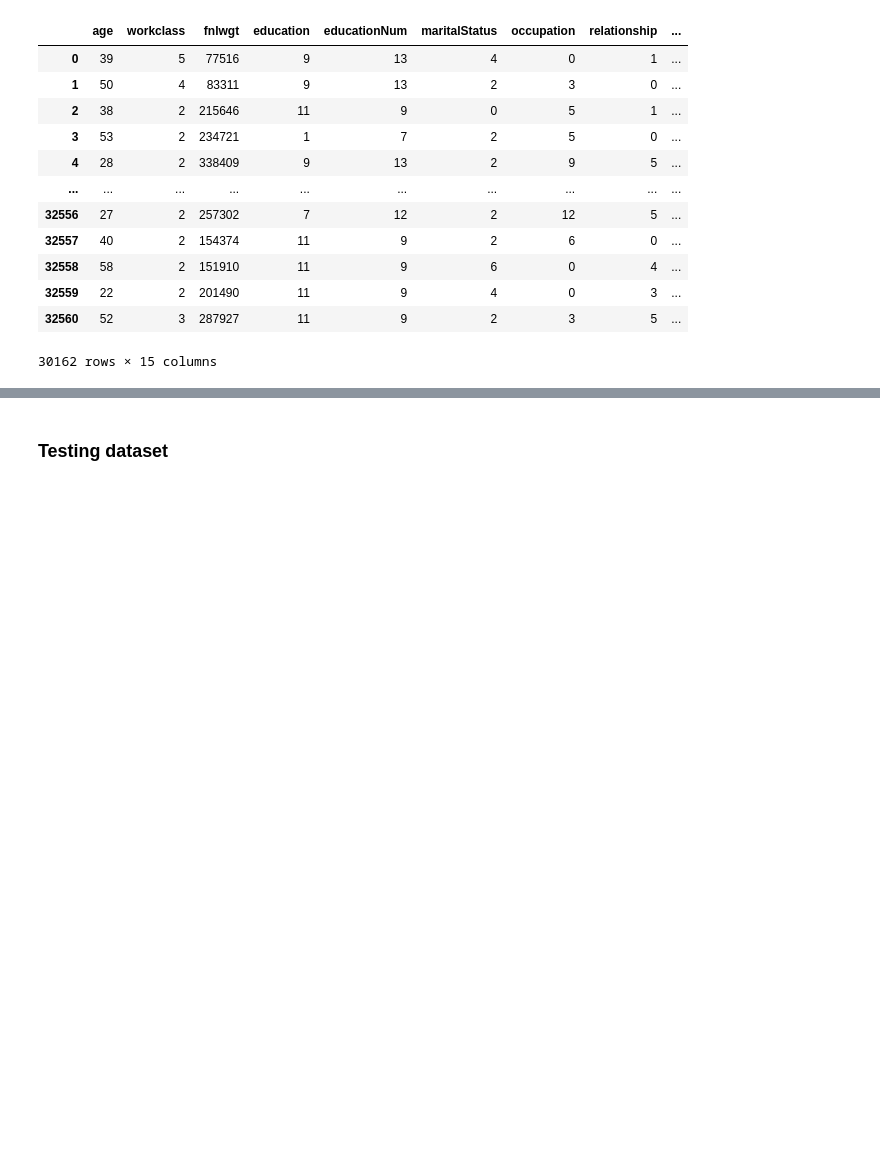
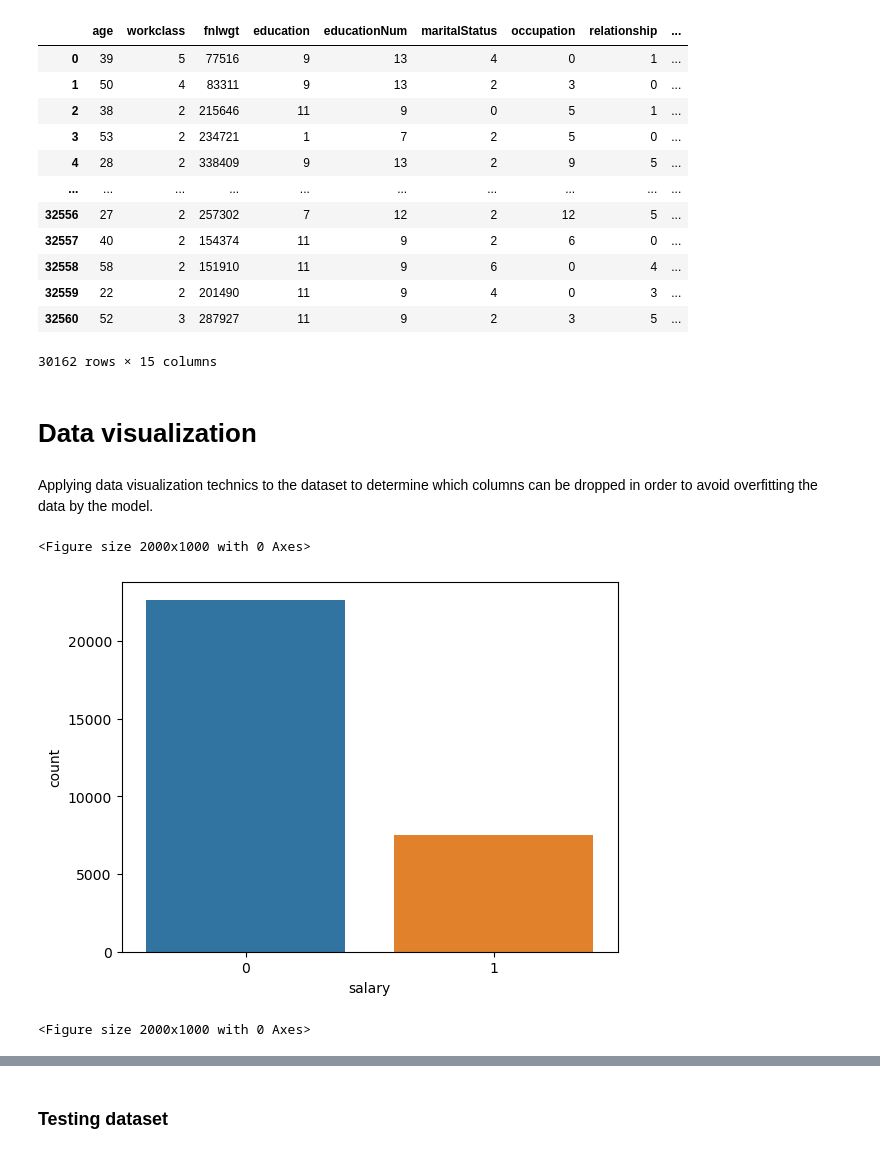
Before and after one commit to danylolviv/AdultDataset, a Jupyter notebook: Exam - Fina.ipynb, the cells around one changed output, grey strips where cells are left out. Saved outputs shown, nothing was run; the diff lists cells and outputs as text; code cells hidden in the pictures; blank space fills up the shorter version.

```diff
--- a/Exam - Fina.ipynb
+++ b/Exam - Fina.ipynb
@@ -212,3 +209,14 @@ training_df
 | 32559 | 22 | 2 | 201490 | 11 | 9 | 4 | 0 | 3 | ... |
 | 32560 | 52 | 3 | 287927 | 11 | 9 | 2 | 3 | 5 | ... |
 30162 rows × 15 columns
+# %% [markdown]
+# Data visualization
+# %% [markdown]
+Applying data visualization technics to the dataset to determine which columns can be dropped in order to avoid overfitting the data by the model.
+# %%
+sns.countplot(x="salary", data=training_df)
+plt.figure(figsize=(20,10))
+# %% [output]
+<Figure size 2000x1000 with 0 Axes>
+[figure, added]
+<Figure size 2000x1000 with 0 Axes>
```
Also changed, not shown: parts of 16 cells of this notebook.
